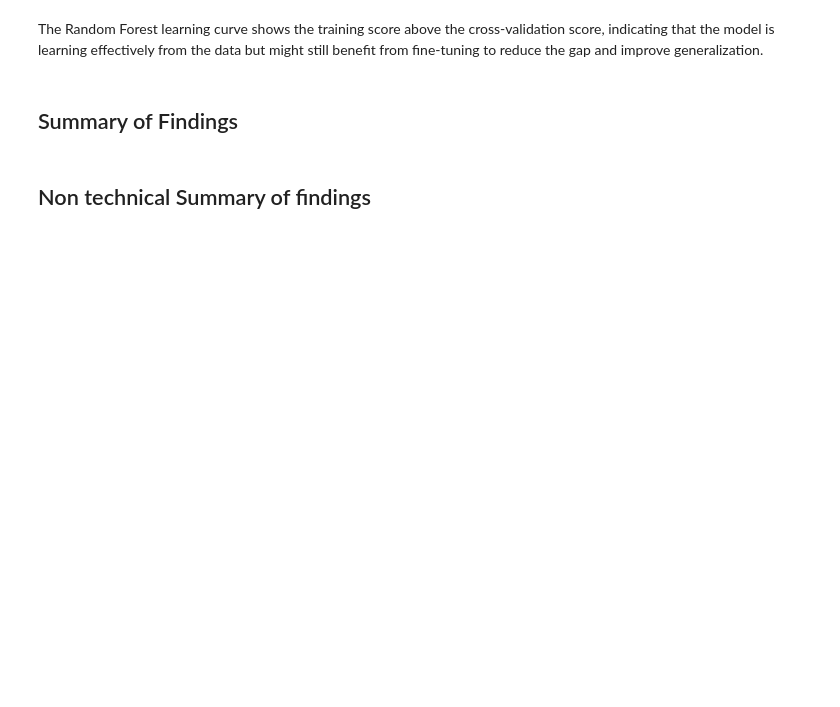
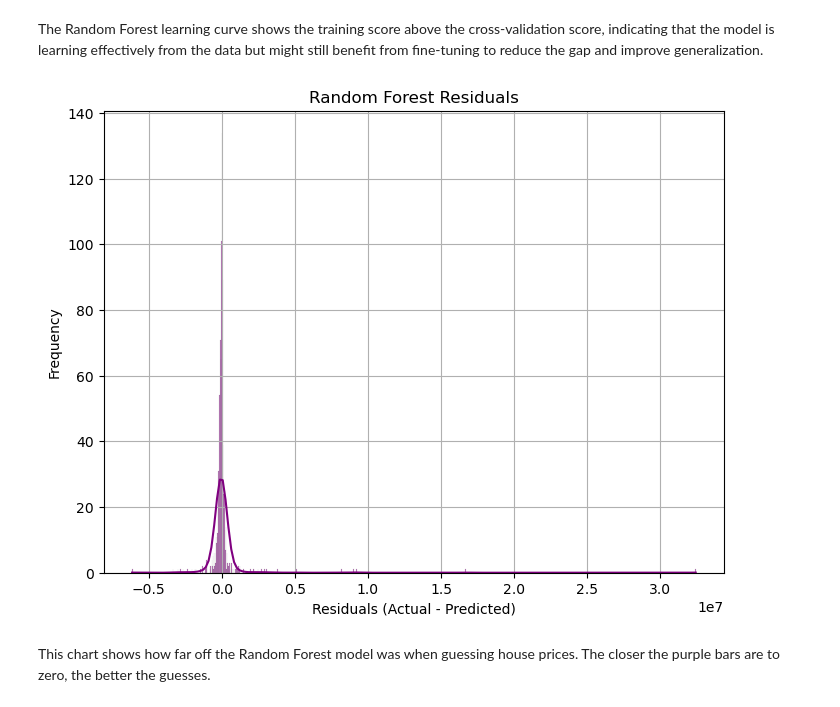
Before and after one commit to quadrillionaiire/Utah-Real-Estate-Sales-Analysis, a Jupyter notebook: notebooks/machine_learning.ipynb, the cells around one changed output. Drawn from its saved outputs; the diff is of its cells as text; code cells hidden in the pictures; blank space fills up the shorter version.

```diff
--- a/notebooks/machine_learning.ipynb
+++ b/notebooks/machine_learning.ipynb
@@ -1283,6 +1330,19 @@ plot_learning_curve(best_rf_model, X_train_prepared, y_train, "Random Forest")
 # %% [markdown]
 The Random Forest learning curve shows the training score above the cross-validation score, indicating that the model is learning effectively from the data but might still benefit from fine-tuning to reduce the gap and improve generalization.
-# %% [markdown]
-## Summary of Findings
-# %% [markdown]
-## Non technical Summary of findings
+# %%
+# Residuals (errors) for Random Forest
+y_pred_rf = best_rf_model.predict(X_test)
+residuals = y_test - y_pred_rf
+
+# Plot residuals
+plt.figure(figsize=(8, 6))
+sns.histplot(residuals, kde=True, color='purple')
+plt.xlabel("Residuals (Actual - Predicted)")
+plt.ylabel("Frequency")
+plt.title("Random Forest Residuals")
+plt.grid()
+plt.show()
+# %% [output]
+[figure, added]
+# %% [markdown]
+This chart shows how far off the Random Forest model was when guessing house prices. The closer the purple bars are to zero, the better the guesses.
```
Also changed, not shown: parts of 16 cells of this notebook.
